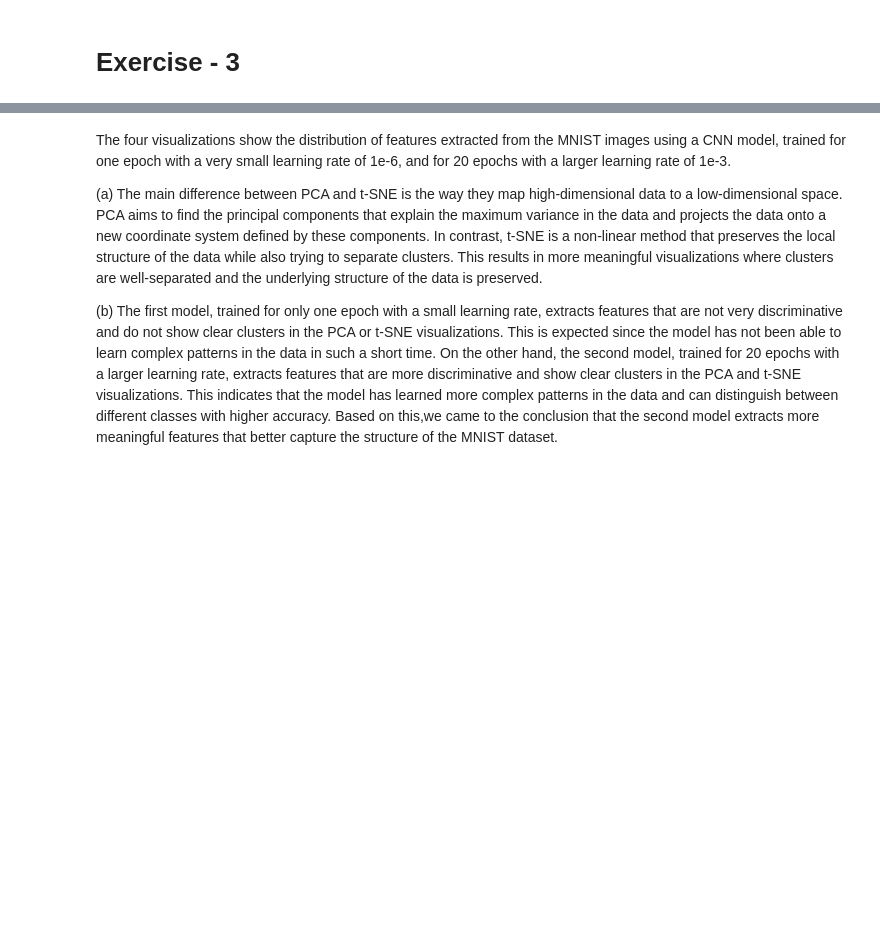
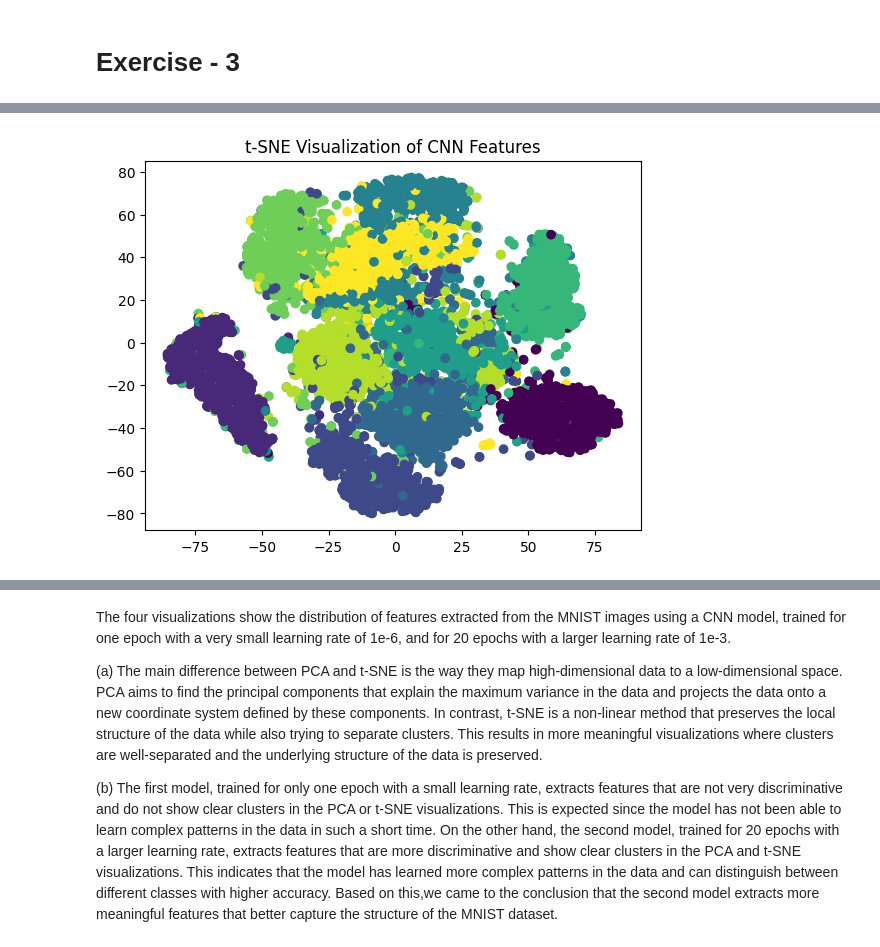
Before and after one commit to ADSAS-Lab/ADL3, a Jupyter notebook: Advanced_Exercise - 3.ipynb, the cells around one changed output, grey strips where cells are left out. Drawn from its saved outputs; the diff is of its cells as text; code cells hidden in the pictures; blank space fills up the shorter version.

```diff
--- a/Advanced_Exercise - 3.ipynb
+++ b/Advanced_Exercise - 3.ipynb
@@ -133,0 +66,8 @@ Epoch 20/20
+# %%
+# Visualize the features using t-SNE
+tsne = TSNE(n_components=2)
+%time tsne_features = tsne.fit_transform(features)
+plt.scatter(tsne_features[:, 0], tsne_features[:, 1], c=y_test)
+plt.title('t-SNE Visualization of CNN Features')
+plt.show()
+# %% [output]
@@ -133,0 +76 @@ Epoch 20/20
+[figure, added]
```
Also changed, not shown: parts of 17 cells of this notebook.
